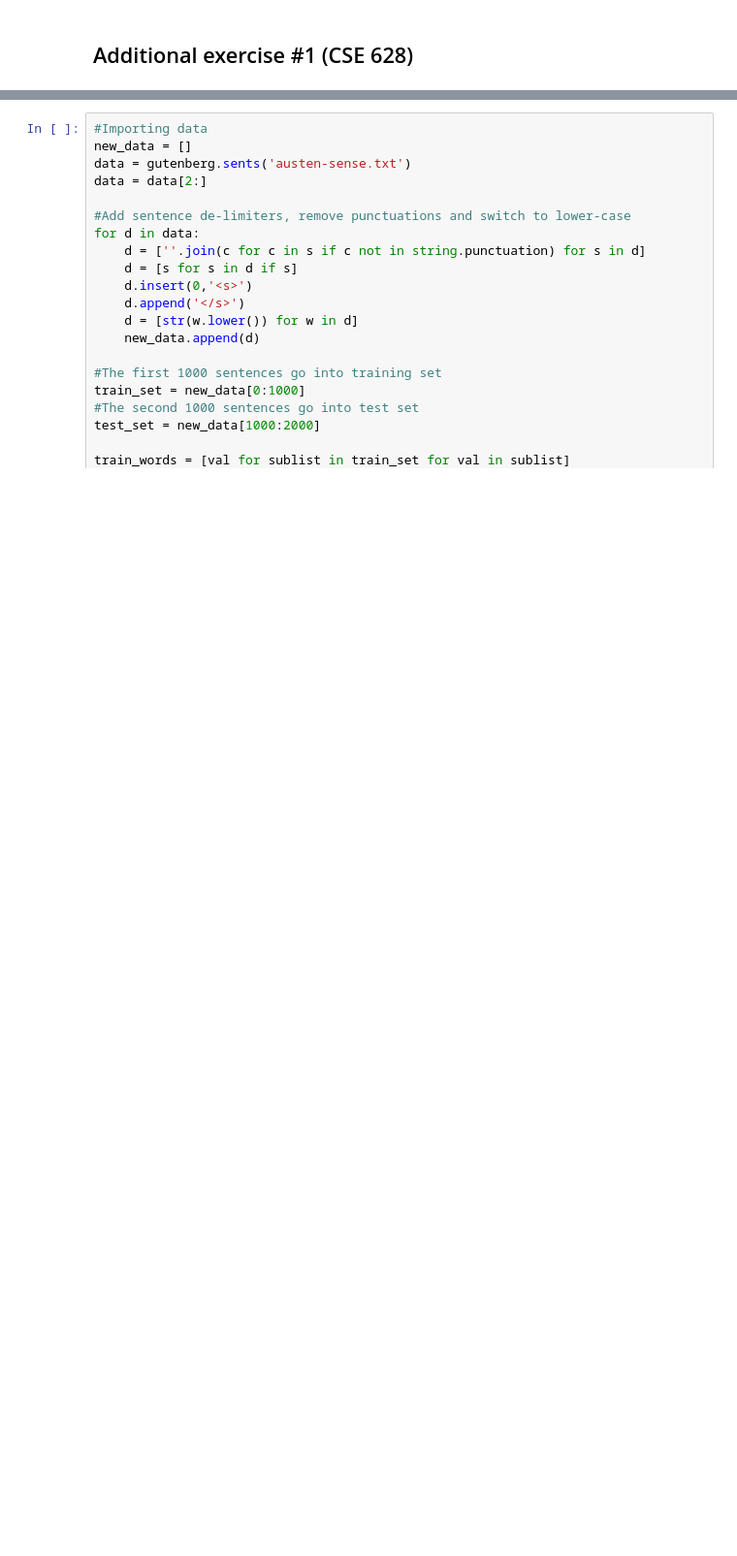
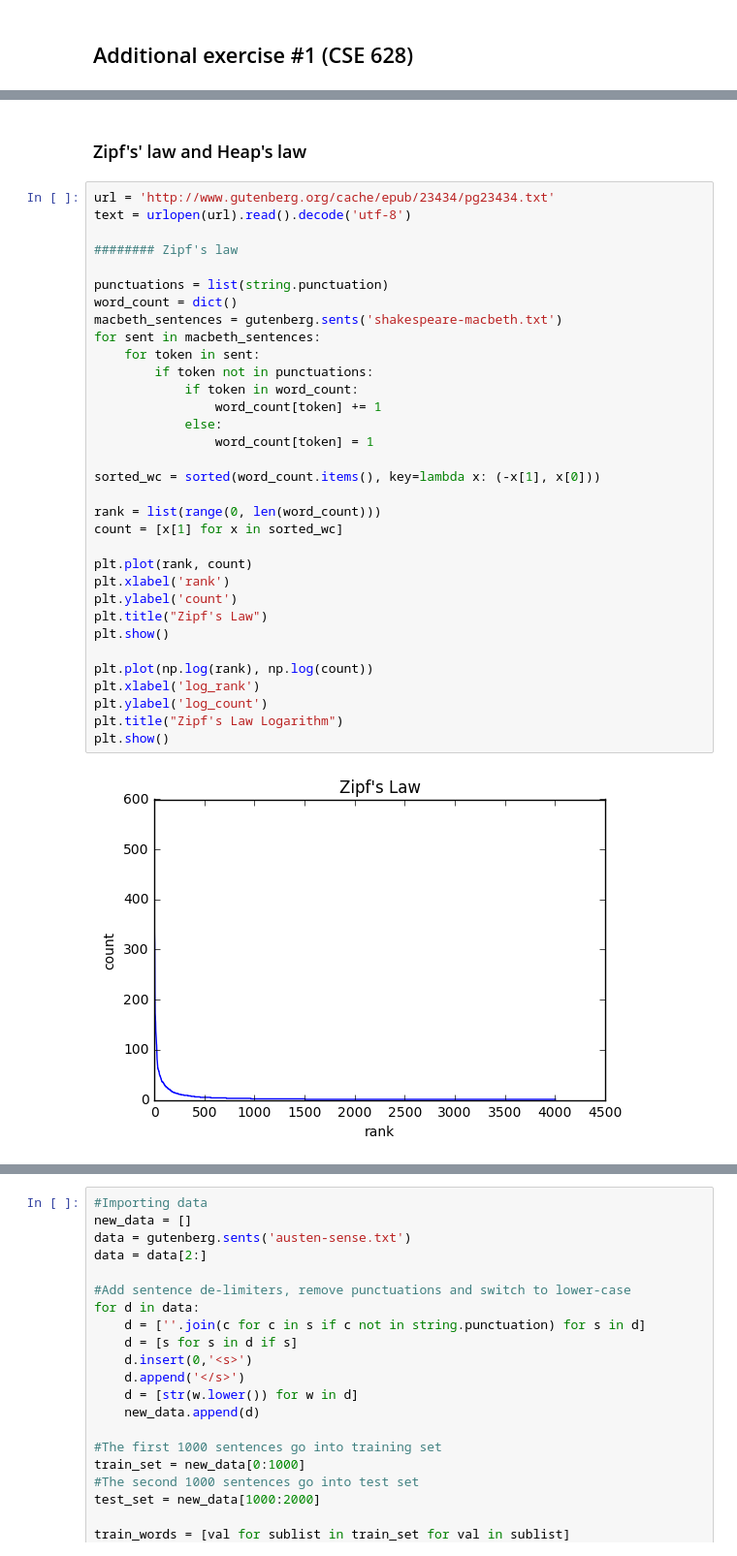
Before and after one commit to pratik18v/nlp_exercies, a Jupyter notebook: nlp_additional_ex1.ipynb, the cells around one changed output, grey strips where cells are left out. Shown at 97% size. Drawn from its saved outputs; the diff is of its cells as text; blank space fills up the shorter version.

Commit message:
zipf's law

```diff
--- a/nlp_additional_ex1.ipynb
+++ b/nlp_additional_ex1.ipynb
@@ -12,2 +14,39 @@ import re
 #Setting decimal point precision
 getcontext().prec = 6
+# %% [markdown]
+### Zipf's' law and Heap's law
+# %%
+url = 'http://www.gutenberg.org/cache/epub/23434/pg23434.txt'
+text = urlopen(url).read().decode('utf-8')
+
+######## Zipf's law
+
+punctuations = list(string.punctuation)
+word_count = dict()
+macbeth_sentences = gutenberg.sents('shakespeare-macbeth.txt')
+for sent in macbeth_sentences:
+    for token in sent:
+        if token not in punctuations:
+            if token in word_count:
+                word_count[token] += 1
+            else:
+                word_count[token] = 1
+
+sorted_wc = sorted(word_count.items(), key=lambda x: (-x[1], x[0]))
+
+rank = list(range(0, len(word_count)))
+count = [x[1] for x in sorted_wc]
+
+plt.plot(rank, count)
+plt.xlabel('rank')
+plt.ylabel('count')
+plt.title("Zipf's Law")
+plt.show()
+
+plt.plot(np.log(rank), np.log(count))
+plt.xlabel('log_rank')
+plt.ylabel('log_count')
+plt.title("Zipf's Law Logarithm")
+plt.show()
+# %% [output]
+[figure, added]
```
Also changed, not shown: parts of 3 cells of this notebook.
